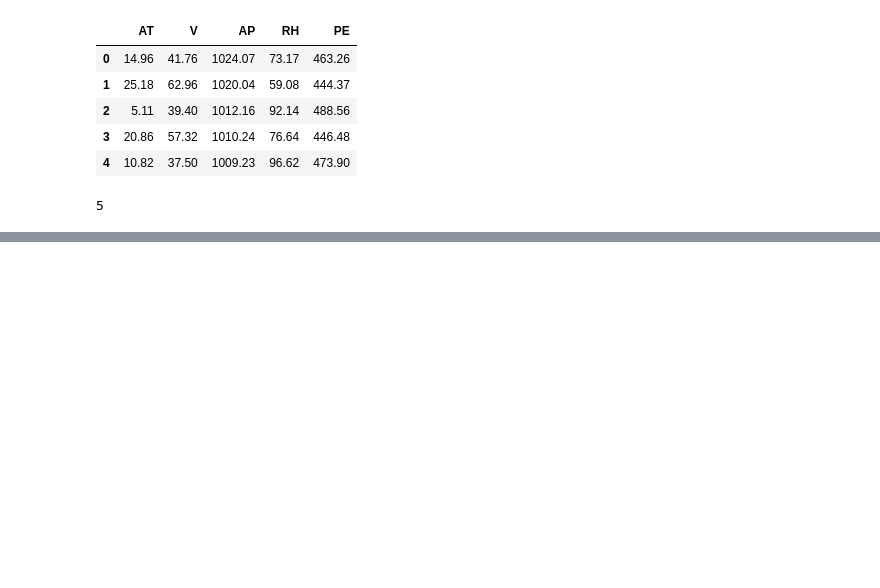
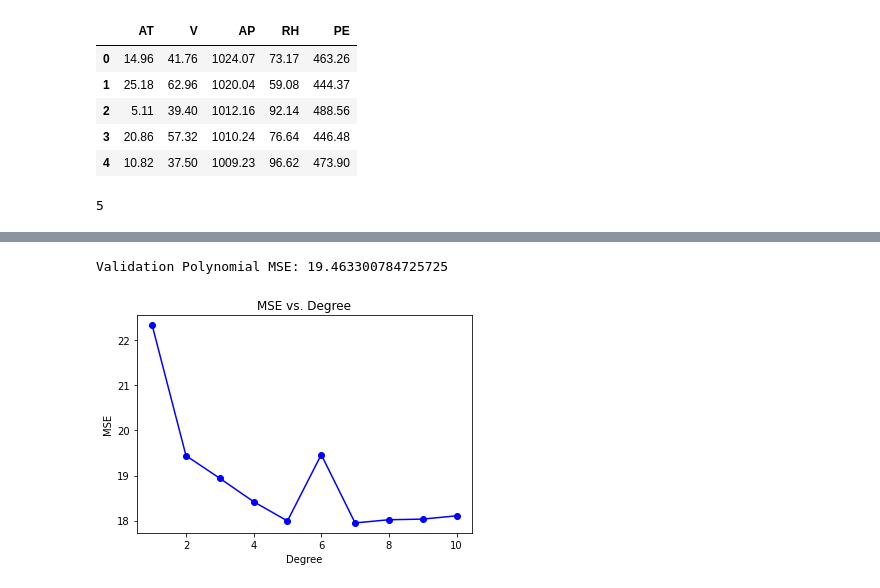
Before and after one commit to Courtsy/Intro-to-AI, a Jupyter notebook: AICoursework.ipynb, the cells around one changed output, grey strips where cells are left out. Cells and saved outputs as stored; diff of their text form; code cells hidden in the pictures; blank space fills up the shorter version.

```diff
--- a/AICoursework.ipynb
+++ b/AICoursework.ipynb
@@ -41,0 +290,33 @@ from sklearn.linear_model import LinearRegression
+# %%
+mse_val_poly = mean_squared_error(y_val, ypred_val_poly)
+print(f"Validation Polynomial MSE: {mse_val_poly}")
+# %% [output]
+Validation Polynomial MSE: 19.463300784725725
+# %%
+
+degrees = range(1, 11)
+mse_values = []
+
+for degree in degrees:
+    # Fit polynomial regression model
+    poly = PolynomialFeatures(degree=degree)
+    Xtr_poly = poly.fit_transform(Xtr)
+    X_val_poly = poly.transform(X_val)
+    linreg_val_poly = LinearRegression()
+    linreg_val_poly.fit(Xtr_poly, ytr)
+
+    # Predict on validation set
+    ypred_val_poly = linreg_val_poly.predict(X_val_poly)
+
+    # Compute MSE
+    mse_val_poly = mean_squared_error(y_val, ypred_val_poly)
+    mse_values.append(mse_val_poly)
+
+# Plot MSE values against degree
+plt.plot(degrees, mse_values, 'bo-')
+plt.xlabel('Degree')
+plt.ylabel('MSE')
+plt.title('MSE vs. Degree')
+plt.show()
+# %% [output]
+[figure, added]
```
Also changed, not shown: parts of 20 cells of this notebook.
